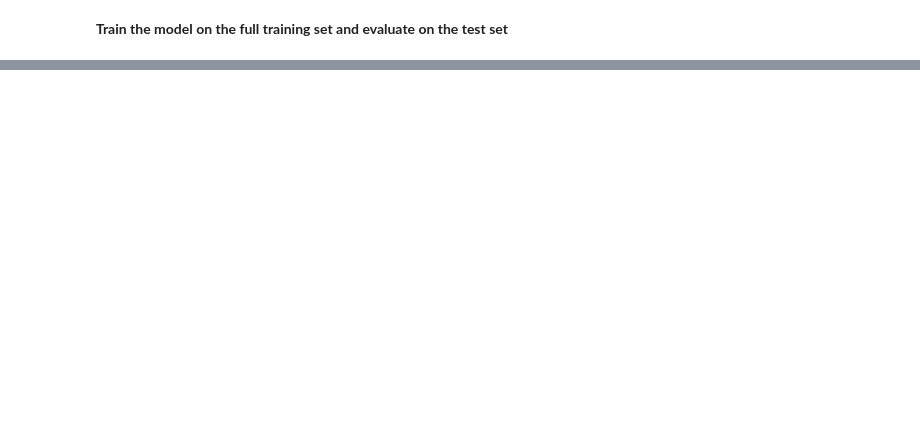
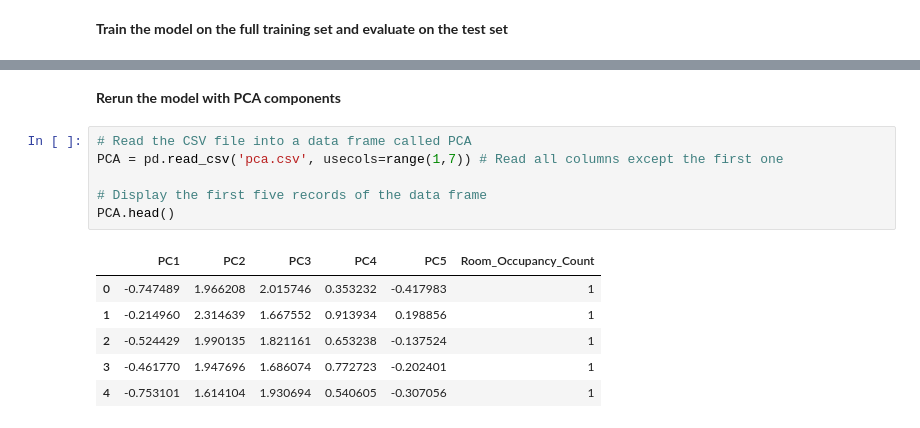
Before and after one commit to jeffreyfitzpatrick/Big-Data-Analytics-Capstone-Project, a Jupyter notebook: Support_Vector_Machine_Analysis.ipynb, the cells around one changed output, grey strips where cells are left out. Drawn from its saved outputs; the diff is of its cells as text; blank space fills up the shorter version.

```diff
--- a/Support_Vector_Machine_Analysis.ipynb
+++ b/Support_Vector_Machine_Analysis.ipynb
@@ -190,0 +184,15 @@ weighted avg      0.993     0.992     0.992      3039
+# %% [markdown]
+**Rerun the model with PCA components**
+# %%
+# Read the CSV file into a data frame called PCA
+PCA = pd.read_csv('pca.csv', usecols=range(1,7)) # Read all columns except the first one
+
+# Display the first five records of the data frame
+PCA.head()
+# %% [output]
+|  | PC1 | PC2 | PC3 | PC4 | PC5 | Room_Occupancy_Count |
+| 0 | -0.747489 | 1.966208 | 2.015746 | 0.353232 | -0.417983 | 1 |
+| 1 | -0.214960 | 2.314639 | 1.667552 | 0.913934 | 0.198856 | 1 |
+| 2 | -0.524429 | 1.990135 | 1.821161 | 0.653238 | -0.137524 | 1 |
+| 3 | -0.461770 | 1.947696 | 1.686074 | 0.772723 | -0.202401 | 1 |
+| 4 | -0.753101 | 1.614104 | 1.930694 | 0.540605 | -0.307056 | 1 |
```
Also changed, not shown: parts of 20 cells of this notebook.
